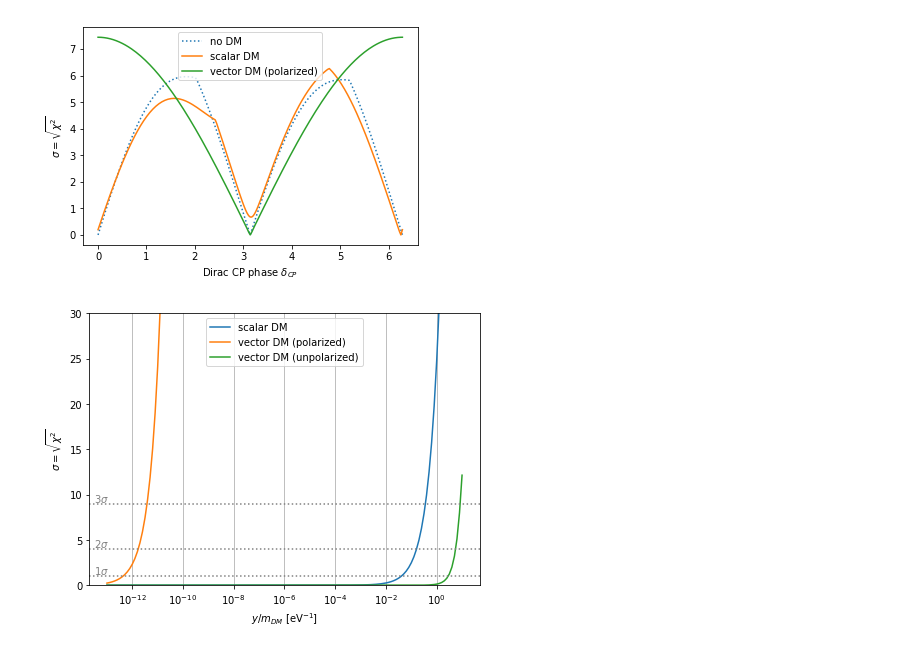
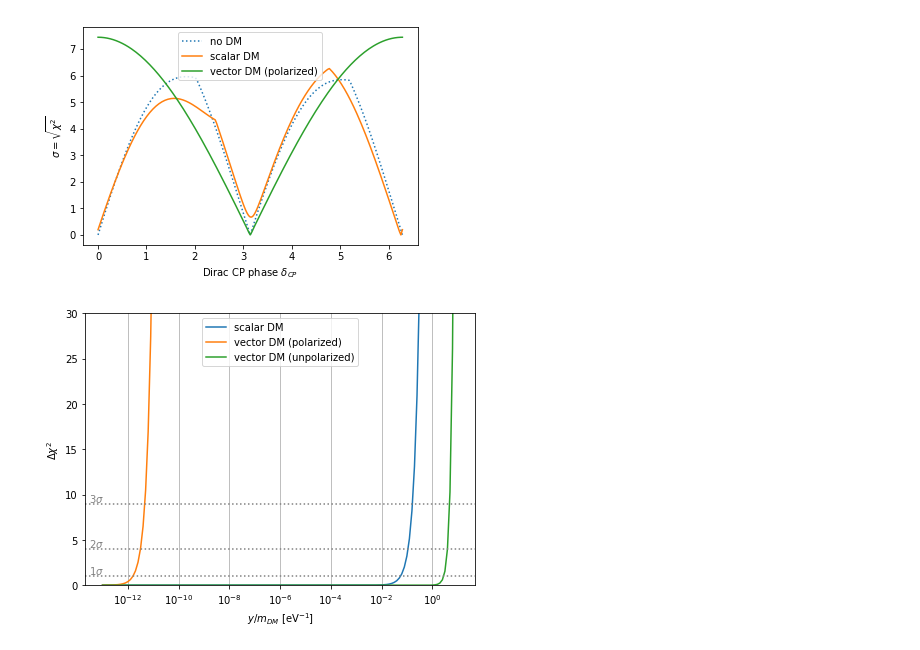
Before and after one commit to koppj/fuzzy-dm, a Jupyter notebook: example/fuzzy-dm-plots.ipynb, the cells around one changed output. Saved outputs shown, nothing was run; the diff lists cells and outputs as text; code cells hidden in the pictures.

```diff
--- a/example/fuzzy-dm-plots.ipynb
+++ b/example/fuzzy-dm-plots.ipynb
@@ -23,25 +23,26 @@ plt.show()
 # %%
 # load GLoBES output file for DM sensitivity
 mchi = 1e-22
 y, chi2_scalar, chi2_vector_pol, chi2_vector_unpol = np.loadtxt("dm-test-dmchi2.dat", comments="#", unpack=True)
 
 # make plot
 plt.figure(figsize=(7,5))
-plt.plot(y/mchi, np.sqrt(np.abs(chi2_scalar))      , ls='-', label="scalar DM")
-plt.plot(y/mchi, np.sqrt(np.abs(chi2_vector_pol)),   ls='-', label="vector DM (polarized)")
-plt.plot(y/mchi, np.sqrt(np.abs(chi2_vector_unpol)), ls='-', label="vector DM (unpolarized)")
+plt.plot(y/mchi, np.abs(chi2_scalar),       ls='-', label="scalar DM")
+plt.plot(y/mchi, np.abs(chi2_vector_pol),   ls='-', label="vector DM (polarized)")
+plt.plot(y/mchi, np.abs(chi2_vector_unpol), ls='-', label="vector DM (unpolarized)")
 plt.axhline(1, color="gray", ls=":")
 plt.axhline(4, color="gray", ls=":")
 plt.axhline(9, color="gray", ls=":")
 plt.ylim(0,30)
 plt.xscale("log")
 plt.xlabel("$y / m_{DM}$ [eV$^{-1}$]")
-plt.ylabel("$\sigma = \sqrt{\chi^2}$")
+#plt.ylabel("$\sigma = \sqrt{\chi^2}$")
+plt.ylabel("$\Delta\chi^2$")
 plt.annotate("1$\sigma$", xy=(3e-14,1.2), color="gray")
 plt.annotate("2$\sigma$", xy=(3e-14,4.2), color="gray")
 plt.annotate("3$\sigma$", xy=(3e-14,9.2), color="gray")
 plt.legend(loc="upper center")
 plt.grid(axis="x")
 plt.show()
 # %% [output]
-[figure, old version]
+[figure, new version]
```
Also changed, not shown: 4 other files.
